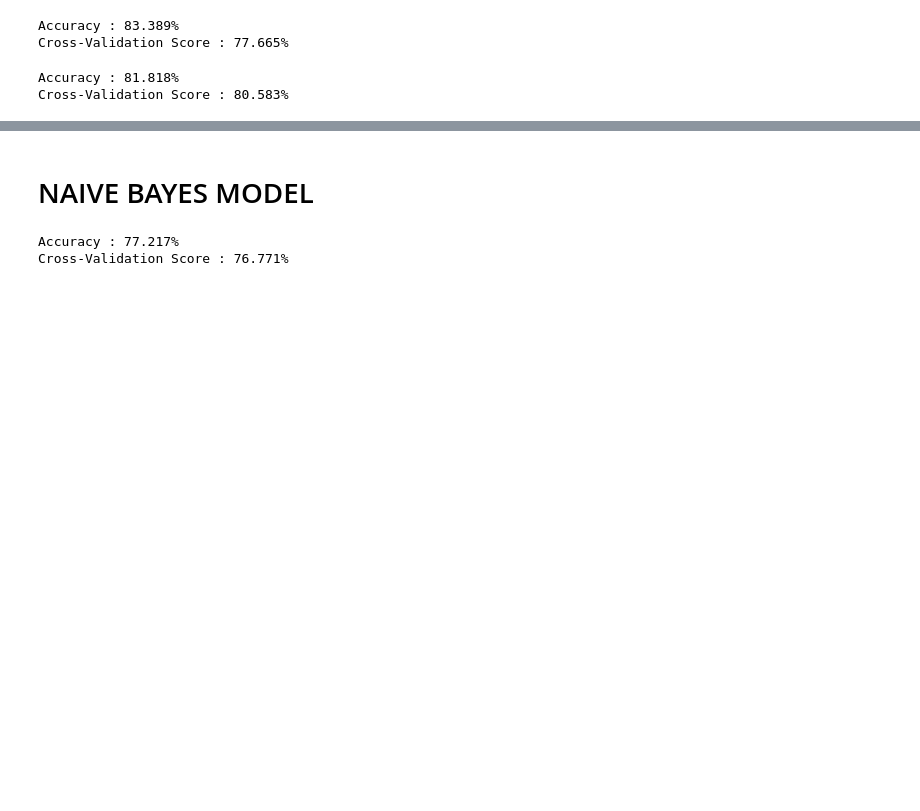
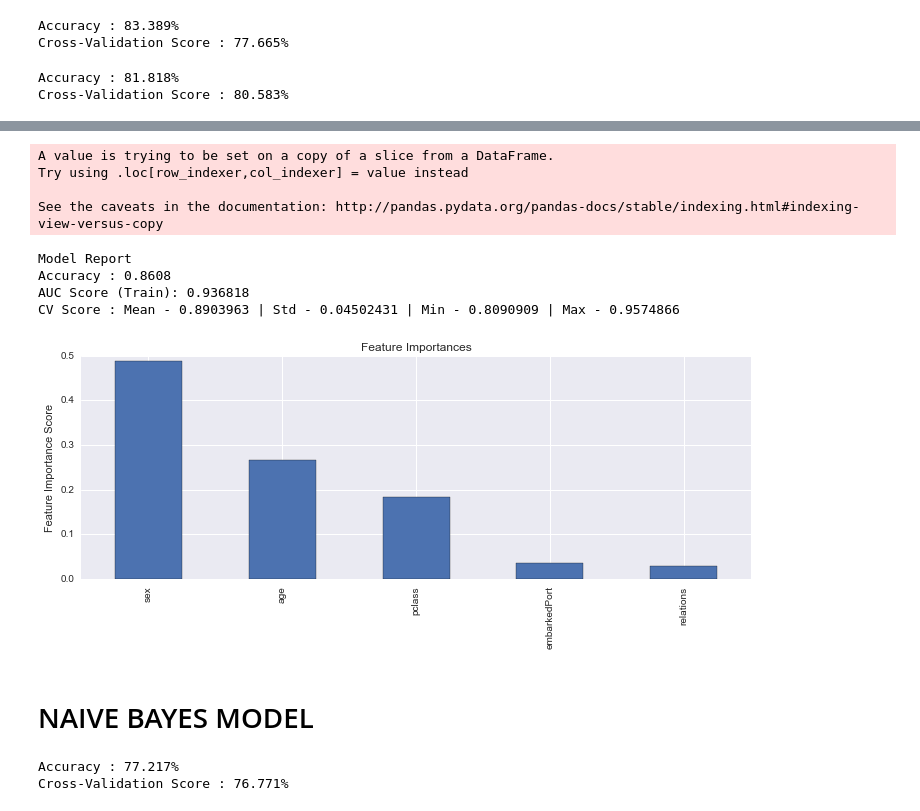
Before and after one commit to svjt78/Titanic-Predictive-Analytics-with-Kaggle-Dataset, a Jupyter notebook: Titanic-Predictive-Model-with-Kaggle_dataset.ipynb, the cells around one changed output, grey strips where cells are left out. Drawn from its saved outputs; the diff is of its cells as text; code cells hidden in the pictures; blank space fills up the shorter version.

```diff
--- a/Titanic-Predictive-Model-with-Kaggle_dataset.ipynb
+++ b/Titanic-Predictive-Model-with-Kaggle_dataset.ipynb
@@ -1092,0 +1094,14 @@ Cross-Validation Score : 80.583%
+# %%
+from sklearn import cross_validation, metrics   #Additional scklearn functions
+from sklearn.grid_search import GridSearchCV   #Perforing grid search
+from sklearn.preprocessing import label_binarize
+from sklearn import preprocessing
+
+import matplotlib.pylab as plt
+%matplotlib inline
+from matplotlib.pylab import rcParams
+rcParams['figure.figsize'] = 12, 4
+
+response = 'survived'
+IDcol = 'ID'
+CabinID = 'CabinID'
@@ -1093,3 +1265,19 @@ Cross-Validation Score : 80.583%
+# %%
+# Check for different n_estimators
+predictors = [x for x in df2.columns if x not in [response, IDcol, CabinID]]
+rfm0 = RandomForestClassifier(n_estimators =250,  oob_score = "TRUE", n_jobs = -1,
+    random_state =10, max_features = 4, max_depth = 9, min_samples_split = 20, min_samples_leaf = 5)
+modelfit(rfm0, df2, predictors)
+# %% [output]
+A value is trying to be set on a copy of a slice from a DataFrame.
+Try using .loc[row_indexer,col_indexer] = value instead
+
+See the caveats in the documentation: http://pandas.pydata.org/pandas-docs/stable/indexing.html#indexing-view-versus-copy
+Model Report
+Accuracy : 0.8608
+AUC Score (Train): 0.936818
+CV Score : Mean - 0.8903963 | Std - 0.04502431 | Min - 0.8090909 | Max - 0.9574866
+[figure, added]
 # %% [markdown]
 # NAIVE BAYES MODEL
 # %%
```
Also changed, not shown: parts of 32 cells of this notebook.
